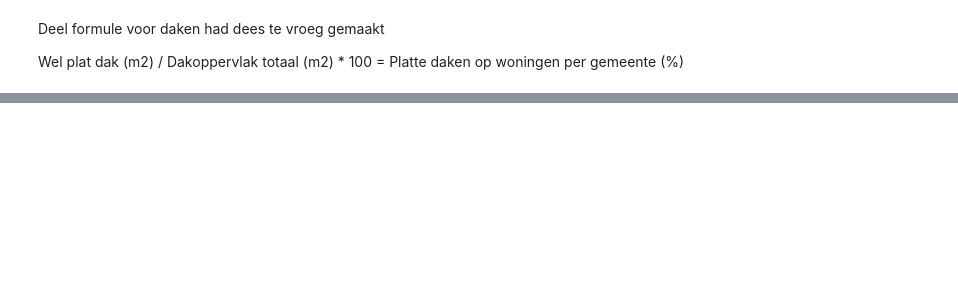
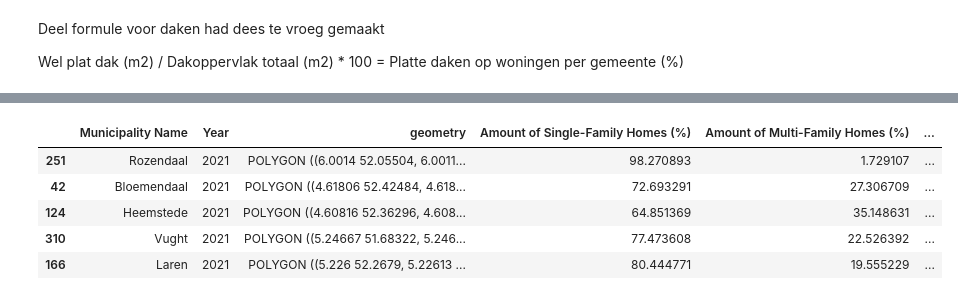
Before and after one commit to juliusj03/Spatial-data-science-solar, a Jupyter notebook: solar.ipynb, the cells around one changed output, grey strips where cells are left out. Cells and saved outputs as stored; diff of their text form; code cells hidden in the pictures; blank space fills up the shorter version.

```diff
--- a/solar.ipynb
+++ b/solar.ipynb
@@ -547,0 +585,9 @@ display(rooftop_homes_df)
+# %%
+df.sort_values('Quantified Education', ascending=True)[:5]
+# %% [output]
+|  | Municipality Name | Year | geometry | Amount of Single-Family Homes (%) | Amount of Multi-Family Homes (%) | ... |
+| 251 | Rozendaal | 2021 | POLYGON ((6.0014 52.05504, 6.0011... | 98.270893 | 1.729107 | ... |
+| 42 | Bloemendaal | 2021 | POLYGON ((4.61806 52.42484, 4.618... | 72.693291 | 27.306709 | ... |
+| 124 | Heemstede | 2021 | POLYGON ((4.60816 52.36296, 4.608... | 64.851369 | 35.148631 | ... |
+| 310 | Vught | 2021 | POLYGON ((5.24667 51.68322, 5.246... | 77.473608 | 22.526392 | ... |
+| 166 | Laren | 2021 | POLYGON ((5.226 52.2679, 5.22613 ... | 80.444771 | 19.555229 | ... |
```
Also changed, not shown: parts of 7 cells of this notebook.
